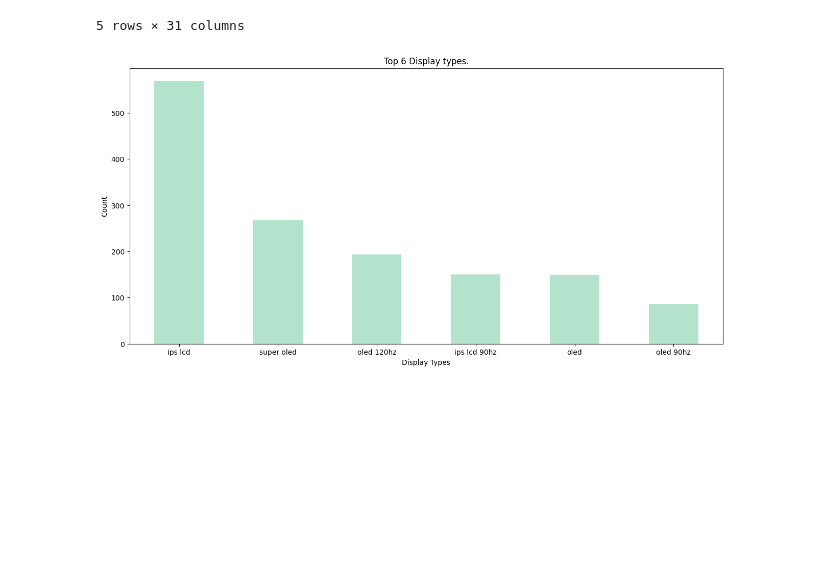
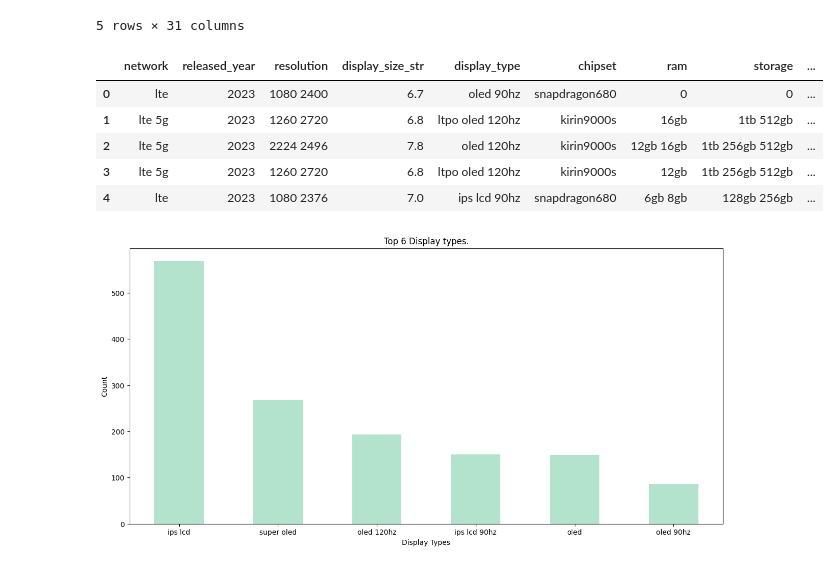
Before and after one commit to rushin236/Phone_Recommendation_System, a Jupyter notebook: research/04_data_transform.ipynb, the cells around one changed output. Saved outputs shown, nothing was run; the diff lists cells and outputs as text; code cells hidden in the pictures; blank space fills up the shorter version.

```diff
--- a/research/04_data_transform.ipynb
+++ b/research/04_data_transform.ipynb
@@ -86,18 +86,13 @@ class DataTransform:
             df = pd.read_csv(extracted_data_file)
             return df
 
-    def save_transformed_data(self, df: pd.DataFrame):
-        df.to_csv(self.config.transform_data_file, index=False)
-
-    def get_transform_dataframe(df_cate: pd.DataFrame):
+    def get_transform_dataframe(self, df_cate: pd.DataFrame):
         trans_columns = [
-            'brand',
             'network',
             'released_year',
             'resolution',
             'display_size_str',
             'display_type',
-            'os',
             'chipset',
             'ram',
             'storage',
@@ -124,6 +119,9 @@ class DataTransform:
     def save_vectorizer(self, vectorizer):
         with open(self.config.vectorizer_file, "wb") as handle:
             pickle.dump(vectorizer, handle, protocol=pickle.HIGHEST_PROTOCOL)
+
+    def save_transformed_data(self, df: pd.DataFrame):
+        df.to_csv(self.config.transform_data_file, index=False)
 # %% [markdown]
 ### Getting Extracted Data
 # %%
@@ -196,6 +207,15 @@ df.head()
 | 3 | huawei | Mate 60 Pro | network technology gsm / cdma / h... | lte 5g | 1 | 1 | 1 | 1 | ... |
 | 4 | huawei | nova Y91 | network technology gsm / hspa / l... | lte | 1 2 3 4 5 7 8 13 20 26 28 38 40 41 | 14 | 0 | 0 | ... |
 5 rows × 31 columns
+# %%
+df_trans.head()
+# %% [output]
+|  | network | released_year | resolution | display_size_str | display_type | chipset | ram | storage | ... |
+| 0 | lte | 2023 | 1080 2400 | 6.7 | oled 90hz | snapdragon680 | 0 | 0 | ... |
+| 1 | lte 5g | 2023 | 1260 2720 | 6.8 | ltpo oled 120hz | kirin9000s | 16gb | 1tb 512gb | ... |
+| 2 | lte 5g | 2023 | 2224 2496 | 7.8 | oled 120hz | kirin9000s | 12gb 16gb | 1tb 256gb 512gb | ... |
+| 3 | lte 5g | 2023 | 1260 2720 | 6.8 | ltpo oled 120hz | kirin9000s | 12gb | 1tb 256gb 512gb | ... |
+| 4 | lte | 2023 | 1080 2376 | 7.0 | ips lcd 90hz | snapdragon680 | 6gb 8gb | 128gb 256gb | ... |
 # %%
 plt.figure(figsize=(15, 7))
 df['display_type'].value_counts().head(6).plot(
```
Also changed, not shown: parts of 2 cells of this notebook, 34 other files.
